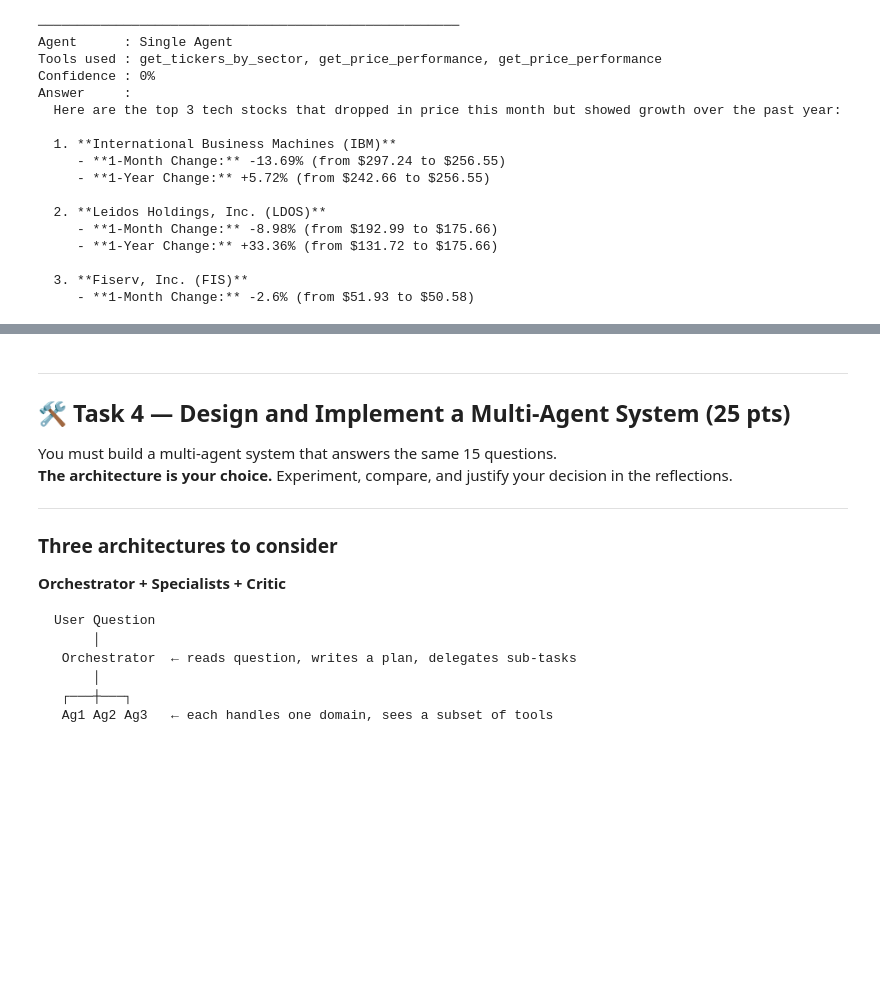
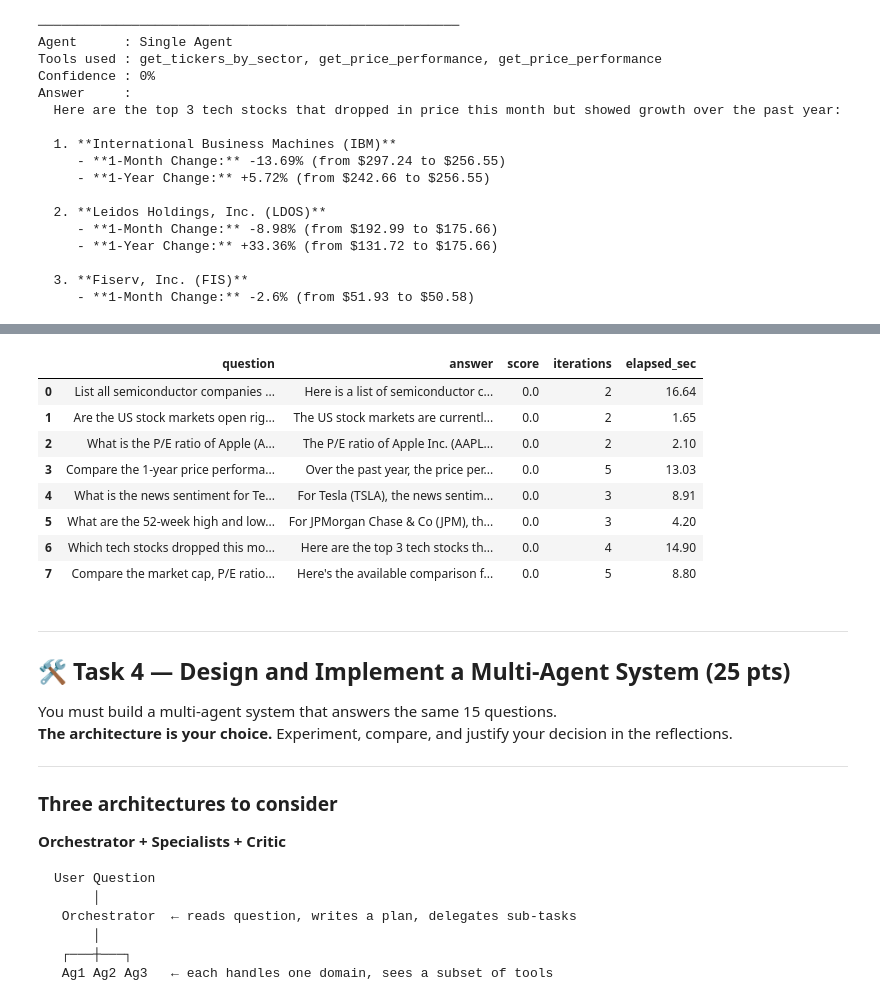
Before and after one commit to chloe-zh97/winter2026-llm, a Jupyter notebook: minipro3/mp3_assignment.ipynb, the cells around one changed output, grey strips where cells are left out. Drawn from its saved outputs; the diff is of its cells as text; code cells hidden in the pictures; blank space fills up the shorter version.

```diff
--- a/minipro3/mp3_assignment.ipynb
+++ b/minipro3/mp3_assignment.ipynb
@@ -833,0 +863,18 @@ Answer     :
+# %%
+questions = [
+    "What is the approximate P/E ratio of Apple (AAPL)?",
+    "Which energy stocks in the database had the best 6-month performance?",
+    "Top 3 tech stocks that dropped this month but grew this year."
+]
+
+logs = []
+
+for q in questions:
+    r, log = run_baseline_with_logging(q, verbose=True)
+    r.summary()
+    logs.append(log)
+
+# View logs in a DataFrame
+import pandas as pd
+df_logs = pd.DataFrame(logs)
+df_logs
@@ -833,0 +959,18 @@ Answer     :
+# %%
+questions_list = [
+    "List all semiconductor companies in the database.", # easy
+    "Are the US stock markets open right now?",
+    "What is the P/E ratio of Apple (AAPL)?",
+    "Compare the 1-year price performance of AAPL, MSFT, and GOOGL. Which grew the most?", # medium
+    "What is the news sentiment for Tesla (TSLA) and how has its stock moved this month?",
+    "What are the 52-week high and low for JPMorgan (JPM) and Goldman Sachs (GS)?",
+    "Which tech stocks dropped this month but grew this year? Return the top 3.", # hard
+    "Compare the market cap, P/E ratio, and 1-year stock performance of JPM, GS, and BAC."
+]
+
+logs = []
+
+for q in questions_list:
+    r, log = run_single_agent_with_logging(q, verbose=True)
+    r.summary()
+    logs.append(log)
@@ -834,3 +1021,17 @@ Answer     :
+# %%
+import pandas as pd
+df_logs = pd.DataFrame(logs)
+df_logs
+# %% [output]
+|  | question | answer | score | iterations | elapsed_sec |
+| 0 | List all semiconductor companies ... | Here is a list of semiconductor c... | 0.0 | 2 | 16.64 |
+| 1 | Are the US stock markets open rig... | The US stock markets are currentl... | 0.0 | 2 | 1.65 |
+| 2 | What is the P/E ratio of Apple (A... | The P/E ratio of Apple Inc. (AAPL... | 0.0 | 2 | 2.10 |
+| 3 | Compare the 1-year price performa... | Over the past year, the price per... | 0.0 | 5 | 13.03 |
+| 4 | What is the news sentiment for Te... | For Tesla (TSLA), the news sentim... | 0.0 | 3 | 8.91 |
+| 5 | What are the 52-week high and low... | For JPMorgan Chase & Co (JPM), th... | 0.0 | 3 | 4.20 |
+| 6 | Which tech stocks dropped this mo... | Here are the top 3 tech stocks th... | 0.0 | 4 | 14.90 |
+| 7 | Compare the market cap, P/E ratio... | Here's the available comparison f... | 0.0 | 5 | 8.80 |
 # %% [markdown]
 ---
 ## 🛠️ Task 4 — Design and Implement a Multi-Agent System (25 pts)
```
Also changed, not shown: parts of 8 cells of this notebook, 2 other files.
